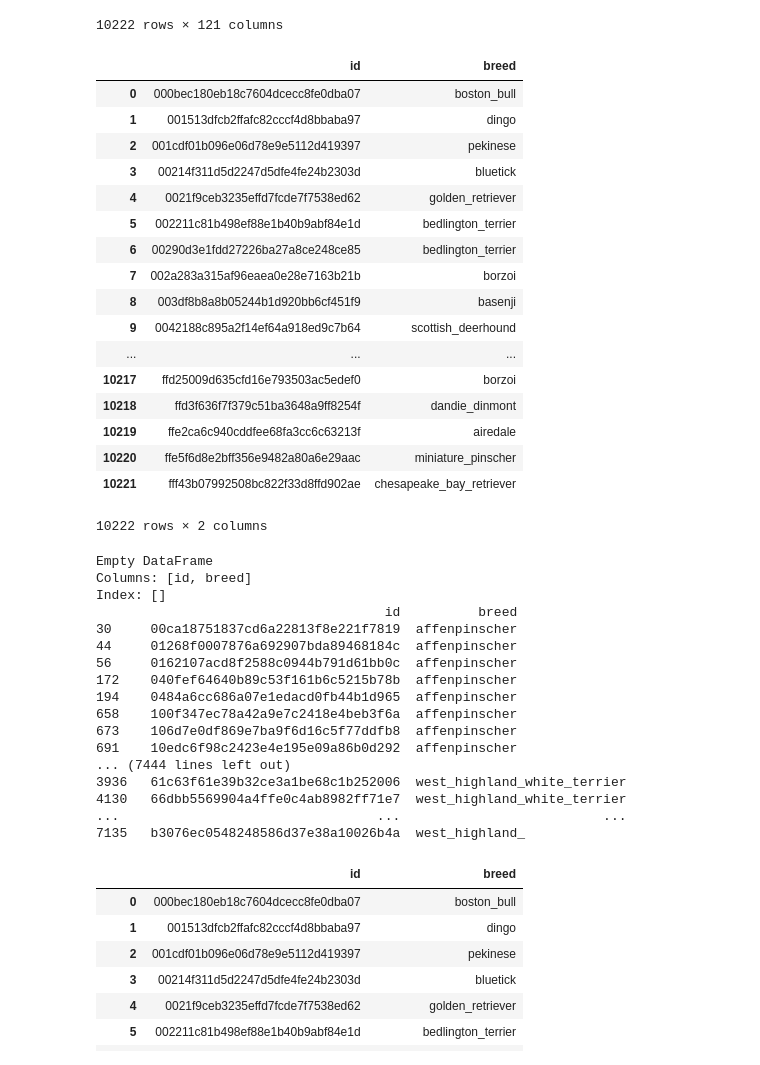
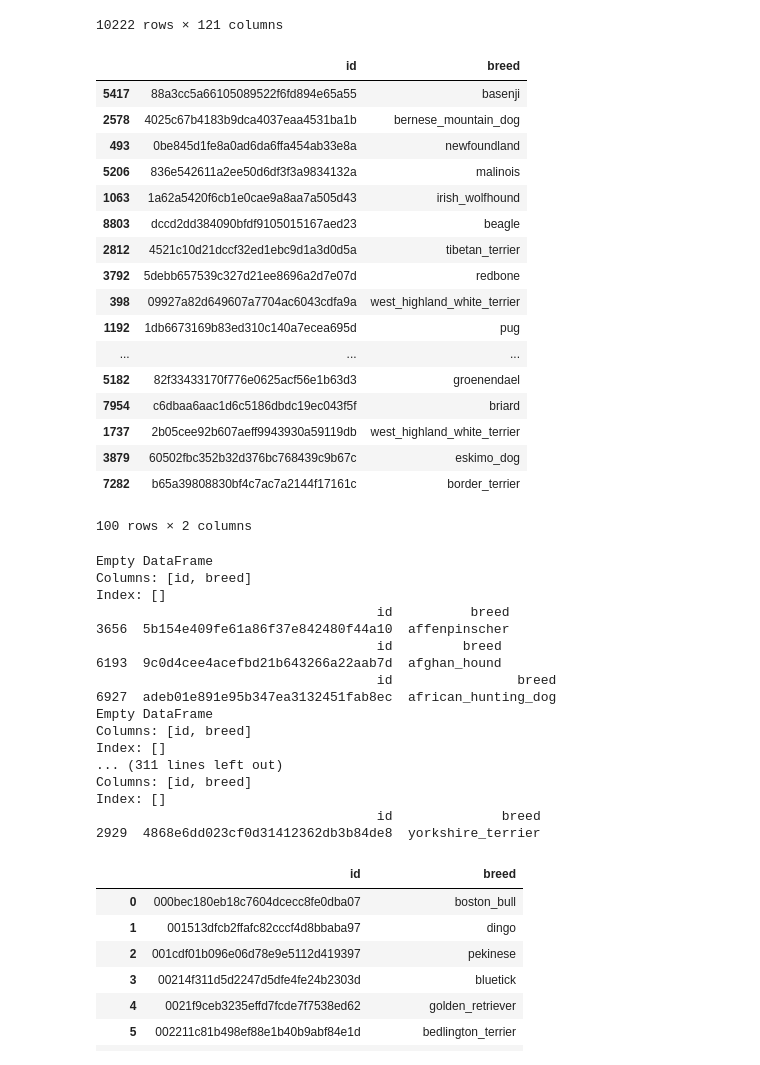
Before and after one commit to ajinkyapuar/kaggle-dog-breed-identification, a Jupyter notebook: dogbreed.ipynb, the cells around one changed output. Saved outputs shown, nothing was run; the diff lists cells and outputs as text; code cells hidden in the pictures.

Commit message:
100 samples of Y

```diff
--- a/dogbreed.ipynb
+++ b/dogbreed.ipynb
@@ -115,26 +115,28 @@ Y_train
 # %%
 Y_train_inter = Y_train_orig.copy(deep=True)
 
+Y_train_inter = Y_train_inter.sample(100)
+
 Y_train_inter
 # %% [output]
 |  | id | breed |
-| 0 | 000bec180eb18c7604dcecc8fe0dba07 | boston_bull |
-| 1 | 001513dfcb2ffafc82cccf4d8bbaba97 | dingo |
-| 2 | 001cdf01b096e06d78e9e5112d419397 | pekinese |
-| 3 | 00214f311d5d2247d5dfe4fe24b2303d | bluetick |
-| 4 | 0021f9ceb3235effd7fcde7f7538ed62 | golden_retriever |
-| 5 | 002211c81b498ef88e1b40b9abf84e1d | bedlington_terrier |
-| 6 | 00290d3e1fdd27226ba27a8ce248ce85 | bedlington_terrier |
-| 7 | 002a283a315af96eaea0e28e7163b21b | borzoi |
-| 8 | 003df8b8a8b05244b1d920bb6cf451f9 | basenji |
-| 9 | 0042188c895a2f14ef64a918ed9c7b64 | scottish_deerhound |
+| 5417 | 88a3cc5a66105089522f6fd894e65a55 | basenji |
+| 2578 | 4025c67b4183b9dca4037eaa4531ba1b | bernese_mountain_dog |
+| 493 | 0be845d1fe8a0ad6da6ffa454ab33e8a | newfoundland |
+| 5206 | 836e542611a2ee50d6df3f3a9834132a | malinois |
+| 1063 | 1a62a5420f6cb1e0cae9a8aa7a505d43 | irish_wolfhound |
+| 8803 | dccd2dd384090bfdf9105015167aed23 | beagle |
+| 2812 | 4521c10d21dccf32ed1ebc9d1a3d0d5a | tibetan_terrier |
+| 3792 | 5debb657539c327d21ee8696a2d7e07d | redbone |
+| 398 | 09927a82d649607a7704ac6043cdfa9a | west_highland_white_terrier |
+| 1192 | 1db6673169b83ed310c140a7ecea695d | pug |
 | ... | ... | ... |
-| 10217 | ffd25009d635cfd16e793503ac5edef0 | borzoi |
-| 10218 | ffd3f636f7f379c51ba3648a9ff8254f | dandie_dinmont |
-| 10219 | ffe2ca6c940cddfee68fa3cc6c63213f | airedale |
-| 10220 | ffe5f6d8e2bff356e9482a80a6e29aac | miniature_pinscher |
-| 10221 | fff43b07992508bc822f33d8ffd902ae | chesapeake_bay_retriever |
+| 5182 | 82f33433170f776e0625acf56e1b63d3 | groenendael |
+| 7954 | c6dbaa6aac1d6c5186dbdc19ec043f5f | briard |
+| 1737 | 2b05cee92b607aeff9943930a59119db | west_highland_white_terrier |
+| 3879 | 60502fbc352b32d376bc768439c9b67c | eskimo_dog |
+| 7282 | b65a39808830bf4c7ac7a2144f17161c | border_terrier |
-10222 rows × 2 columns
+100 rows × 2 columns
 # %%
 # Manipulating breed text into class number
 # TODO: add Y_train_inter['class'] = i
@@ -147,20 +149,20 @@ for i, breed in enumerate(all_breeds):
 Empty DataFrame
 Columns: [id, breed]
 Index: []
-                                     id          breed
-30     00ca18751837cd6a22813f8e221f7819  affenpinscher
-44     01268f0007876a692907bda89468184c  affenpinscher
-56     0162107acd8f2588c0944b791d61bb0c  affenpinscher
-172    040fef64640b89c53f161b6c5215b78b  affenpinscher
-194    0484a6cc686a07e1edacd0fb44b1d965  affenpinscher
-658    100f347ec78a42a9e7c2418e4beb3f6a  affenpinscher
-673    106d7e0df869e7ba9f6d16c5f77ddfb8  affenpinscher
-691    10edc6f98c2423e4e195e09a86b0d292  affenpinscher
-... (7444 lines left out)
-3936   61c63f61e39b32ce3a1be68c1b252006  west_highland_white_terrier
-4130   66dbb5569904a4ffe0c4ab8982ff71e7  west_highland_white_terrier
-...                                 ...                          ...
-7135   b3076ec0548248586d37e38a10026b4a  west_highland_
+                                    id          breed
+3656  5b154e409fe61a86f37e842480f44a10  affenpinscher
+                                    id         breed
+6193  9c0d4cee4acefbd21b643266a22aab7d  afghan_hound
+                                    id                breed
+6927  adeb01e891e95b347ea3132451fab8ec  african_hunting_dog
+Empty DataFrame
+Columns: [id, breed]
+Index: []
+... (311 lines left out)
+Columns: [id, breed]
+Index: []
+                                    id              breed
+2929  4868e6dd023cf0d31412362db3b84de8  yorkshire_terrier
 # %%
 Y_train_inter
 # %% [output]
```
